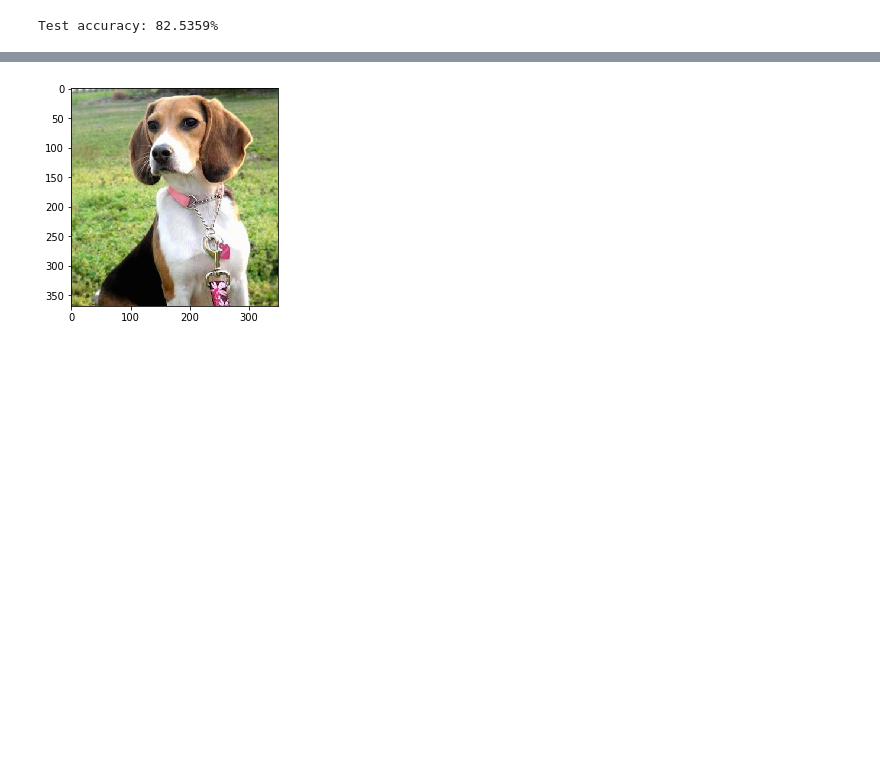
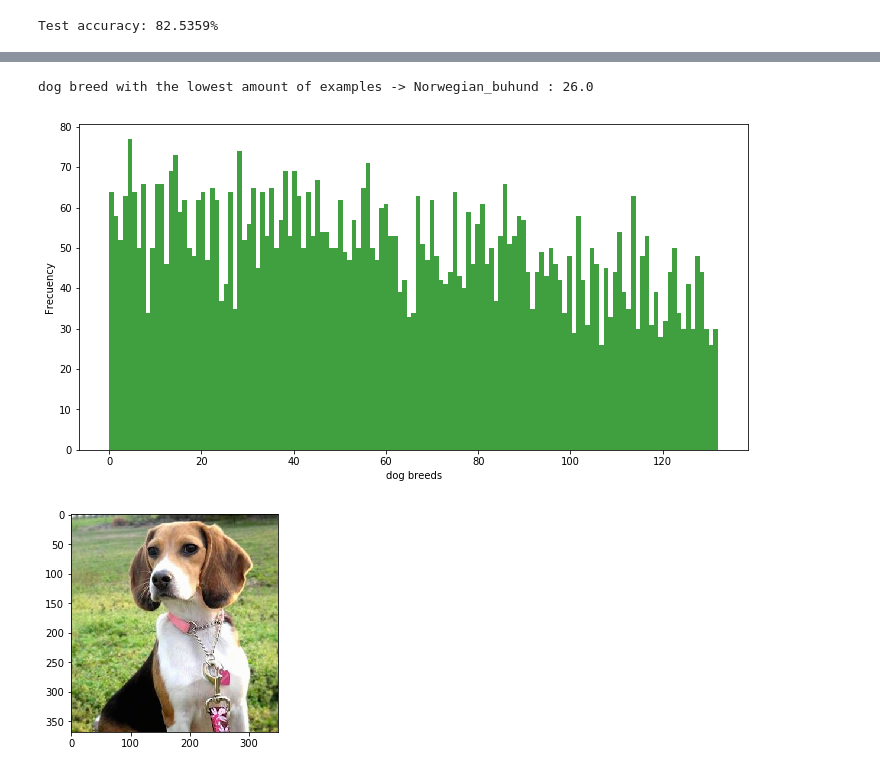
Before and after one commit to watson28/cnn-dog-project, a Jupyter notebook: dog_app.ipynb, the cells around one changed output, grey strips where cells are left out. Drawn from its saved outputs; the diff is of its cells as text; code cells hidden in the pictures; blank space fills up the shorter version.

```diff
--- a/dog_app.ipynb
+++ b/dog_app.ipynb
@@ -385,6 +394,9 @@ model.add(MaxPooling2D(pool_size=2))
 model.add(Conv2D(filters=32, kernel_size=2, padding='same', activation='relu'))
 model.add(MaxPooling2D(pool_size=2))
 model.add(Conv2D(filters=64, kernel_size=2, padding='same', activation='relu'))
+model.add(Conv2D(filters=128, kernel_size=2, padding='same', activation='relu'))
+model.add(Conv2D(filters=256, kernel_size=2, padding='same', activation='relu'))
+model.add(Conv2D(filters=512, kernel_size=2, padding='same', activation='relu'))
 model.add(MaxPooling2D(pool_size=2))
 model.add(GlobalAveragePooling2D())
 model.add(Dense(133, activation='softmax'))
@@ -427,7 +439,7 @@ from keras.callbacks import ModelCheckpoint
 
 ### TODO: specify the number of epochs that you would like to use to train the model.
 
-epochs = 10
+epochs = 100
 
 ### Do NOT modify the code below this line.
 
@@ -771,3 +803,17 @@ __Answer:__ the algorithm is doing a good job finding humans and dog. A possible
+# %%
+plt.rcParams["figure.figsize"] = (12, 6)
+
+history_data = [np.argmax(target) for target in train_targets]
+
+n, bins, patches = plt.hist(history_data, bins=train_targets.shape[1], facecolor='green', alpha=0.75)
+print('dog breed with the lowest amount of examples ->', dog_names[np.argmin(n)], ':', np.amin(n))
+plt.xlabel('dog breeds')
+plt.ylabel('Frecuency')
+
+plt.show()
+# %% [output]
+dog breed with the lowest amount of examples -> Norwegian_buhund : 26.0
+[figure, added]
 # %%
 ## TODO: Execute your algorithm from Step 6 on
 ## at least 6 images on your computer.
```
Also changed, not shown: parts of 7 cells of this notebook.
